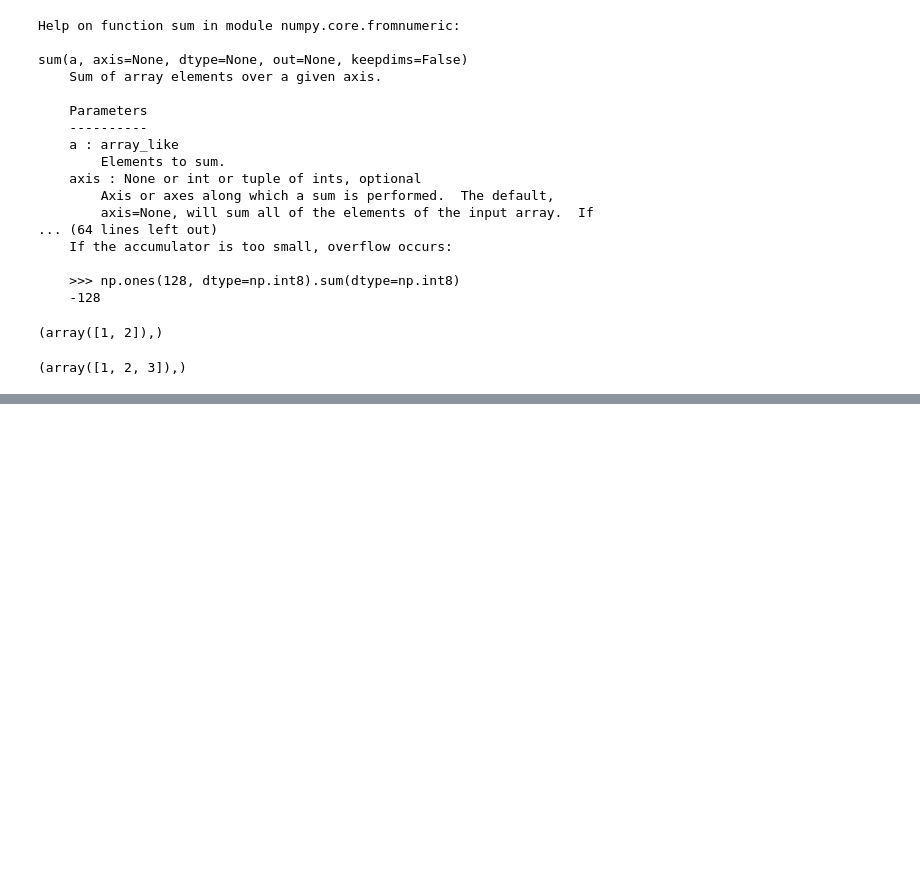
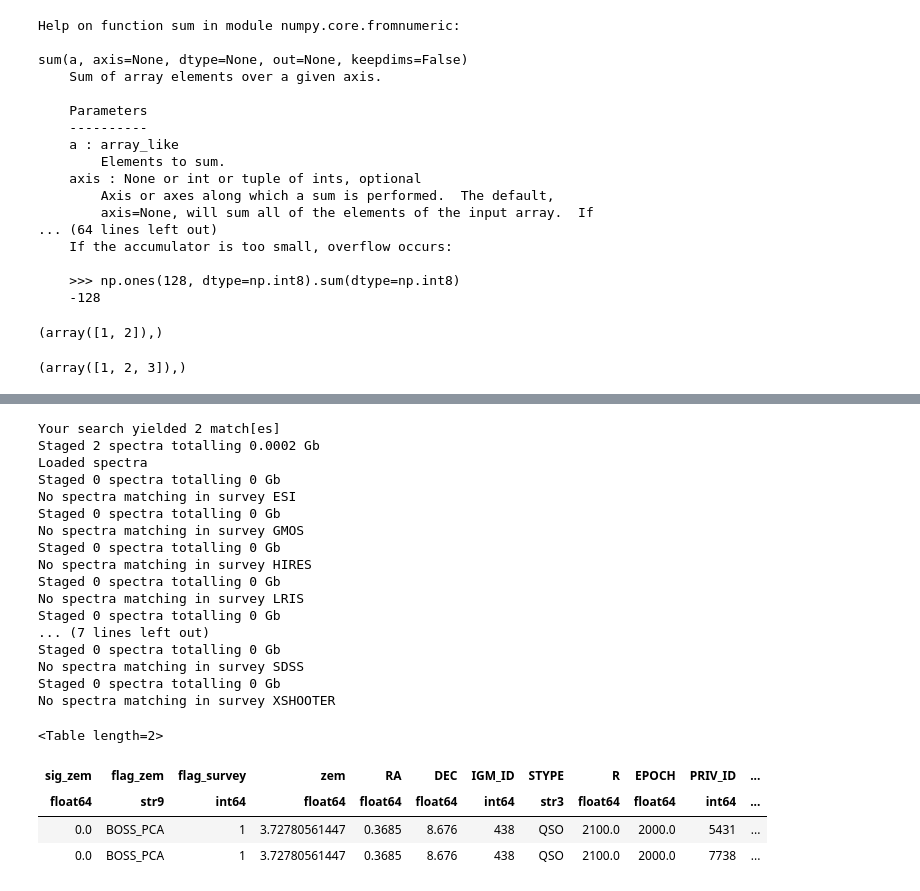
Before and after one commit to qsopairs/papers, a Jupyter notebook: QPQ9/nb/spec_fiddle.ipynb, the cells around one changed output, grey strips where cells are left out. Saved outputs shown, nothing was run; the diff lists cells and outputs as text; code cells hidden in the pictures; blank space fills up the shorter version.

```diff
--- a/QPQ9/nb/spec_fiddle.ipynb
+++ b/QPQ9/nb/spec_fiddle.ipynb
@@ -275,0 +390,26 @@ np.where((wavelength > 1) & (wavelength < 5))
+# %%
+specs, metas = qpqsp.spec_from_coord((0.3685,8.6760),private=True)
+metas[0]
+# %% [output]
+Your search yielded 2 match[es]
+Staged 2 spectra totalling 0.0002 Gb
+Loaded spectra
+Staged 0 spectra totalling 0 Gb
+No spectra matching in survey ESI
+Staged 0 spectra totalling 0 Gb
+No spectra matching in survey GMOS
+Staged 0 spectra totalling 0 Gb
+No spectra matching in survey HIRES
+Staged 0 spectra totalling 0 Gb
+No spectra matching in survey LRIS
+Staged 0 spectra totalling 0 Gb
+... (7 lines left out)
+Staged 0 spectra totalling 0 Gb
+No spectra matching in survey SDSS
+Staged 0 spectra totalling 0 Gb
+No spectra matching in survey XSHOOTER
+<Table length=2>
+| sig_zem | flag_zem | flag_survey | zem | RA | DEC | IGM_ID | STYPE | R | EPOCH | PRIV_ID | ... |
+| float64 | str9 | int64 | float64 | float64 | float64 | int64 | str3 | float64 | float64 | int64 | ... |
+| 0.0 | BOSS_PCA | 1 | 3.72780561447 | 0.3685 | 8.676 | 438 | QSO | 2100.0 | 2000.0 | 5431 | ... |
+| 0.0 | BOSS_PCA | 1 | 3.72780561447 | 0.3685 | 8.676 | 438 | QSO | 2100.0 | 2000.0 | 7738 | ... |
```
Also changed, not shown: parts of 19 cells of this notebook, 29 other files.
